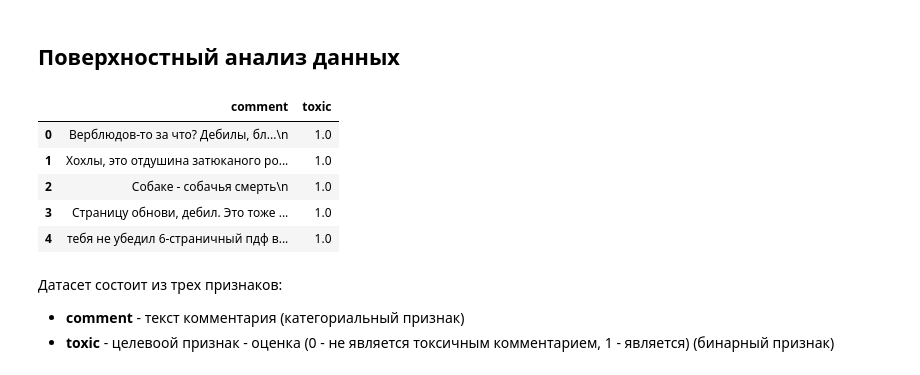
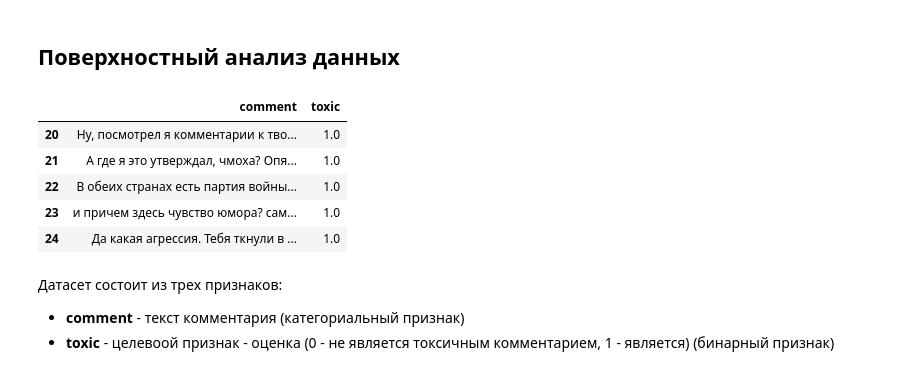
Before and after one commit to DimaScientist/Sentiment-Analysis, a Jupyter notebook: exploratory analysis.ipynb, the cells around one changed output. Drawn from its saved outputs; the diff is of its cells as text; code cells hidden in the pictures.

```diff
--- a/exploratory analysis.ipynb
+++ b/exploratory analysis.ipynb
@@ -21,15 +21,15 @@ nltk.download('stopwords')
 ## Поверхностный анализ данных
 # %%
 train_data = pd.read_csv("./data/russian_toxic_comments.csv")
-# %%
-train_data.head()
-# %% [output]
-|  | comment | toxic |
-| 0 | Верблюдов-то за что? Дебилы, бл...\n | 1.0 |
-| 1 | Хохлы, это отдушина затюканого ро... | 1.0 |
-| 2 | Собаке - собачья смерть\n | 1.0 |
-| 3 | Страницу обнови, дебил. Это тоже ... | 1.0 |
-| 4 | тебя не убедил 6-страничный пдф в... | 1.0 |
+# %%
+train_data.iloc[20:25]
+# %% [output]
+|  | comment | toxic |
+| 20 | Ну, посмотрел я комментарии к тво... | 1.0 |
+| 21 | А где я это утверждал, чмоха? Опя... | 1.0 |
+| 22 | В обеих странах есть партия войны... | 1.0 |
+| 23 | и причем здесь чувство юмора? сам... | 1.0 |
+| 24 | Да какая агрессия. Тебя ткнули в ... | 1.0 |
 # %% [markdown]
 Датасет состоит из трех признаков:
 
```
Also changed, not shown: parts of 1 cell of this notebook, 1 other file.
